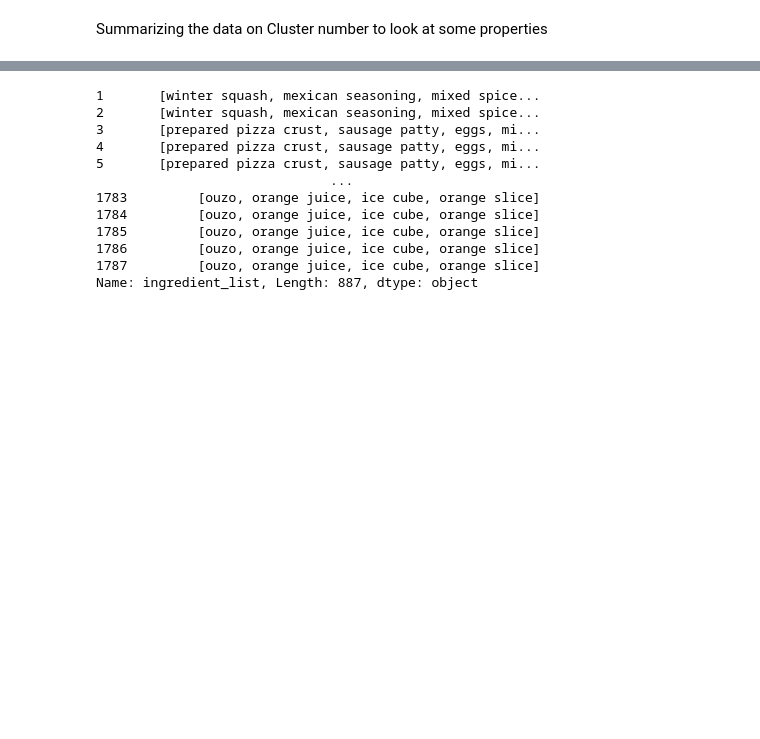
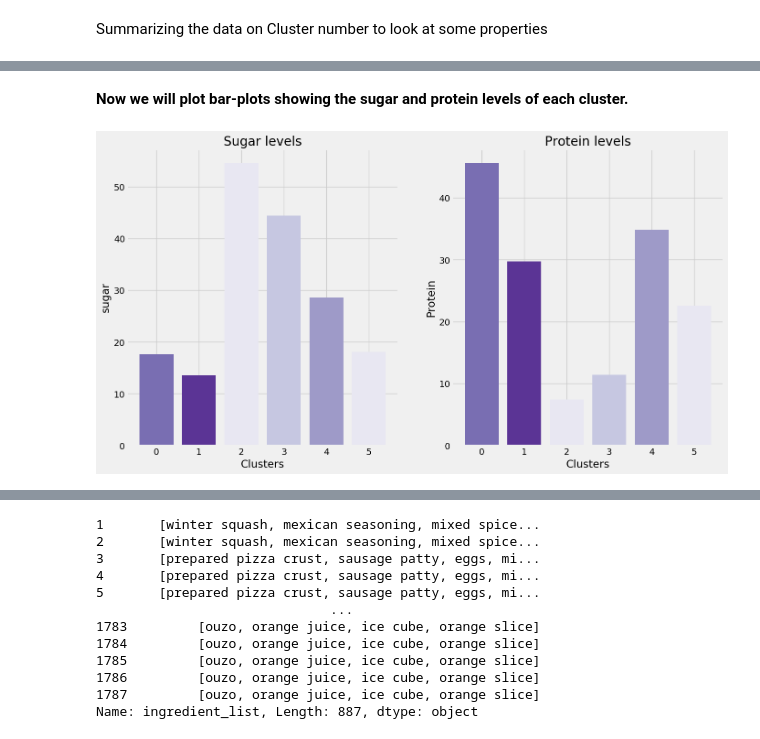
Before and after one commit to kbpavan/Text-Analytics-on-Food.com-Recipes-Review-Data-, a Jupyter notebook: Copy_of_Food.ipynb, the cells around one changed output, grey strips where cells are left out. Saved outputs shown, nothing was run; the diff lists cells and outputs as text; code cells hidden in the pictures; blank space fills up the shorter version.

```diff
--- a/Copy_of_Food.ipynb
+++ b/Copy_of_Food.ipynb
@@ -1051,5 +1237,5 @@ Cluster 5:
 # %% [markdown]
 Summarizing the data on Cluster number to look at some properties
 # %%
-results = Merged_Data2.groupby(['ingredients_Cluster']).mean().sort_values("mean_rating",ascending=True)
+results = Merged_Data2.groupby(['ingredients_Cluster'])['minutes','nutrition', 'n_steps','n_ingredients','rating', 'cal', 'totalFat', 'sugar', 'sodium', 'protein', 'satFat', 'carbs'].mean().sort_values('rating')
 results
@@ -1055,0 +1260,13 @@ results
+# %% [markdown]
+**Now we will plot bar-plots showing the sugar and protein levels of each cluster.**
+# %%
+import matplotlib.cm as cm
+plt.style.use('fivethirtyeight')
+fig,ax = plt.subplots(1,2,figsize=(15,8))
+ax[0].bar(results.index,results.sugar, color=sns.color_palette("Purples",5))
+ax[0].set(title="Sugar levels",xlabel="Clusters",ylabel="sugar")
+ax[1].bar(results.index,results.protein, color=sns.color_palette("Purples",5))
+ax[1].set(title="Protein levels",xlabel="Clusters",ylabel="Protein")
+plt.show()
+# %% [output]
+[figure, added]
```
Also changed, not shown: parts of 75 cells of this notebook.
